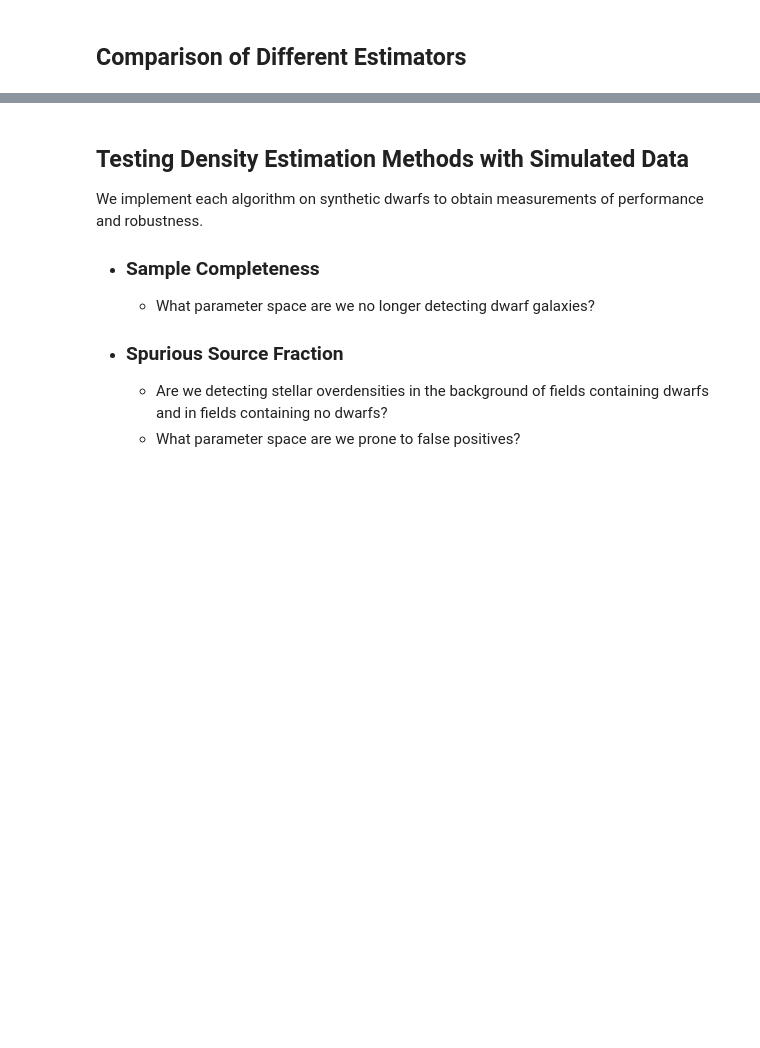
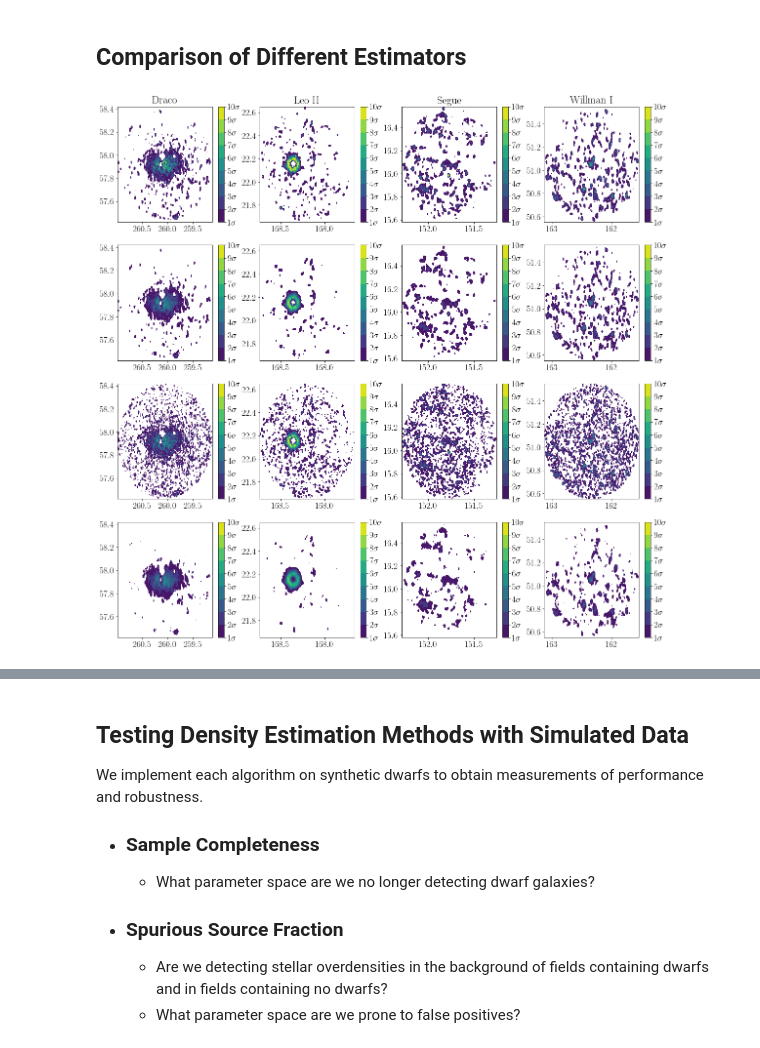
Before and after one commit to jkadowaki/ASTR502_project, a Jupyter notebook: Presentation/DwarfGalaxies.ipynb, the cells around one changed output, grey strips where cells are left out. Drawn from its saved outputs; the diff is of its cells as text; code cells hidden in the pictures; blank space fills up the shorter version.

```diff
--- a/Presentation/DwarfGalaxies.ipynb
+++ b/Presentation/DwarfGalaxies.ipynb
@@ -200,37 +213,61 @@ for name in sdss_data:
 # %%
 #figure = figsize(10, 10)
 ## To do
-## revere RA
+## reverse RA
+## colorbar
+## fix titles
+
+
+    #figure = figsize(10, 10)
+## To do
+## reverse RA
 ## colorbar
 ## fix titles
 ## repeat for test and scatter plots
-fig, axes = plt.subplots(4, 4, figsize=(12.5,12.5))
+plt.figure(figsize = (20, 20))
 k=0
+
 for name in sdss_data:
-    print(name)
     ra, dec = read_data('../data/sdss_fields/'+name)
+    dens_field_KDE_exponential = density_functions.KDE(ra,dec, kernel = 'exponential')
+    dens_field_KDE_th = density_functions.KDE(ra,dec, kernel = 'tophat')
+    dens_field_KDE_gaussian = density_functions.KDE(ra,dec, kernel = 'gaussian')
     dens_field_NN = density_functions.NN_bayesian_density(ra, dec, 20, 500)
-    dens_field_KDE_gaussian = density_functions.KDE(ra,dec, kernel = 'gaussian')
-    dens_field_KDE_th = density_functions.KDE(ra,dec, kernel = 'tophat')
-    dens_field_KDE_exponential = density_functions.KDE(ra,dec, kernel = 'exponential')
+
+    X_NN, Y_NN, overdens_NN, colorbar_NN = overdensities(dens_field_NN, 1, 10, xmin=min(ra), xmax=max(ra), ymin=min(dec), ymax=max(dec))
+    X_KDE_gaussian, Y_KDE_gaussian, overdens_KDE_gaussian, colorbar_KDE_gauss = overdensities(dens_field_KDE_gaussian, 1, 10, xmin=min(ra), xmax=max(ra), ymin=min(dec), ymax=max(dec))
+    X_KDE_th, Y_KDE_th, overdens_KDE_th, colorbar_KDE_th = overdensities(dens_field_KDE_th, 1, 10, xmin=min(ra), xmax=max(ra), ymin=min(dec), ymax=max(dec))
+    X_KDE_exp, Y_KDE_exp, overdens_KDE_exp, colorbar_KDE_exp = overdensities(dens_field_KDE_exponential, 1, 10, xmin=min(ra), xmax=max(ra), ymin=min(dec), ymax=max(dec))
+
+    plt.subplot2grid((4,4), (0, k))
+    plt.title(gal_name[k])
+    plt.contourf(X_NN, Y_NN, dens_field_NN, overdens_NN)
+    plt.gca().invert_xaxis()
+    cbar = plt.colorbar()
+    cbar.ax.set_yticks(np.arange(0, len(colorbar_NN)+1, 1))
+    cbar.ax.set_yticklabels(colorbar_NN)
+
+    plt.subplot2grid((4,4), (1, k))
+    plt.contourf(X_KDE_gaussian, Y_KDE_gaussian, dens_field_KDE_gaussian, overdens_KDE_gaussian)
+    plt.gca().invert_xaxis()
+    cbar = plt.colorbar()
+    cbar.ax.set_yticks(np.arange(0, len(colorbar_KDE_gauss)+1, 1))
+    cbar.ax.set_yticklabels(colorbar_KDE_gauss)
 
 
-    X_NN, Y_NN, overdens_NN, colorbar_NN = overdensities(dens_field_NN, 1, 10, xmin=min(ra), xmax=max(ra), ymin=min(dec), ymax=max(dec))
-    X_KDE_gaussian, Y_KDE_gaussian, overdens_KDE_gaussian, colorbar_KDE_exp = overdensities(dens_field_KDE_gaussian, 1, 10, xmin=min(ra), xmax=max(ra), ymin=min(dec), ymax=max(dec))
-    X_KDE_th, Y_KDE_th, overdens_KDE_th, colorbar_ = overdensities(dens_field_KDE_th, 1, 10, xmin=min(ra), xmax=max(ra), ymin=min(dec), ymax=max(dec))
-    X_KDE_exp, Y_KDE_exp, overdens_KDE_exp, colorbar_NN = overdensities(dens_field_KDE_exponential, 1, 10, xmin=min(ra), xmax=max(ra), ymin=min(dec), ymax=max(dec))
+    plt.subplot2grid((4,4), (2, k))
+    plt.contourf(X_KDE_th, Y_KDE_th, dens_field_KDE_th, overdens_KDE_th)
+    plt.gca().invert_xaxis()
+    cbar = plt.colorbar()
+    cbar.ax.set_yticks(np.arange(0, len(colorbar_KDE_th)+1, 1))
+    cbar.ax.set_yticklabels(colorbar_KDE_th)
 
-    axes[0][0].set_title('NN')
-    axes[0][1].set_title('KDE Gaussian')
-    axes[0][2].set_title('KDE Top Hat')
-    axes[0][3].set_title('KDE Exponential')
-
-    axes[k][0].contourf(X_NN, Y_NN, dens_field_NN, overdens_NN)
-    axes[k][1].contourf(X_KDE_gaussian, Y_KDE_gaussian, dens_field_KDE_gaussian, overdens_KDE_gaussian)
-    axes[k][2].contourf(X_KDE_th, Y_KDE_th, dens_field_KDE_th, overdens_KDE_th)
-    axes[k][3].contourf(X_KDE_exp, Y_KDE_exp, dens_field_KDE_exponential, overdens_KDE_exp)
-
+    plt.subplot2grid((4,4), (3, k))
+    plt.contourf(X_KDE_exp, Y_KDE_exp, dens_field_KDE_exponential, overdens_KDE_exp)
+    plt.gca().invert_xaxis()
+    cbar = plt.colorbar()
+    cbar.ax.set_yticks(np.arange(0, len(colorbar_KDE_exp)+1, 1))
+    cbar.ax.set_yticklabels(colorbar_KDE_exp)
     k+=1
-
-    #xlim(min(ra), max(ra))
-    #k+=1
+# %% [output]
+[figure, added]
```
Also changed, not shown: parts of 8 cells of this notebook, 2 other files.
